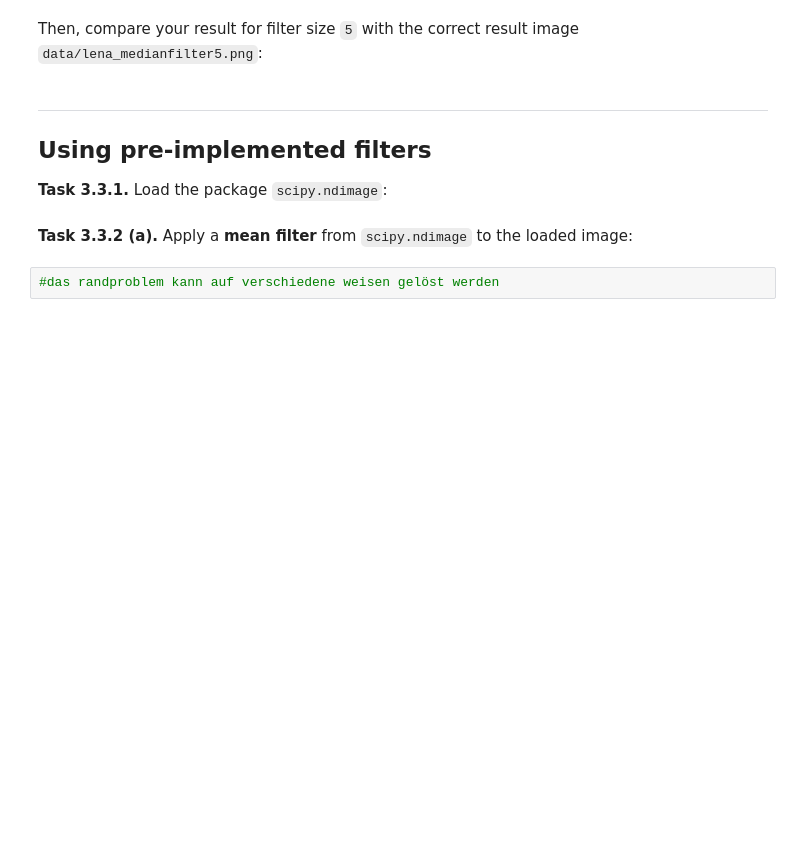
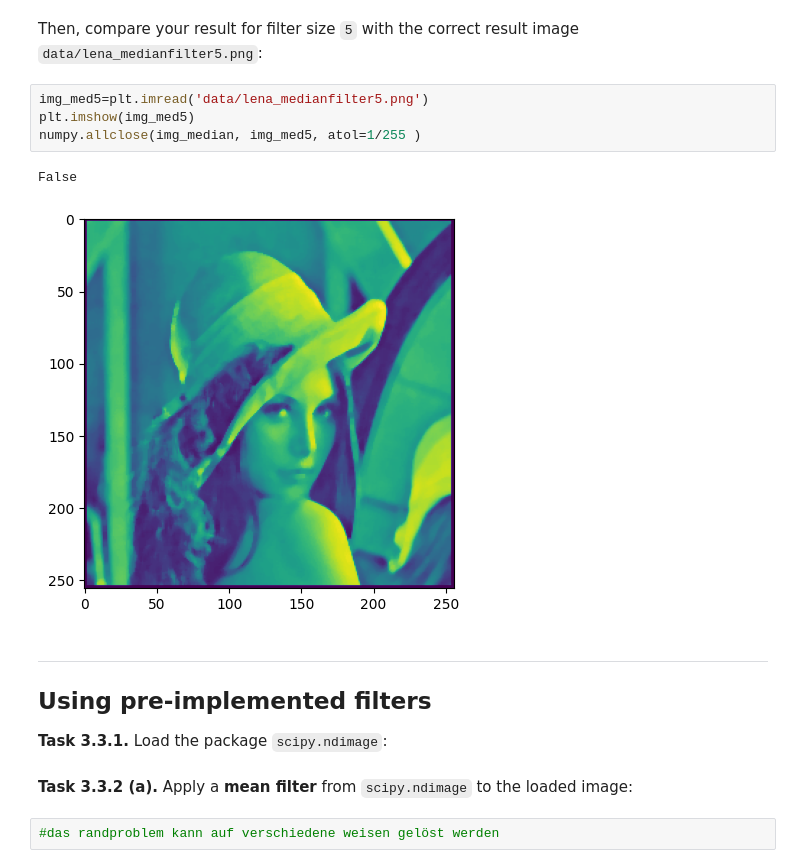
Before and after one commit to alexaweikert/mobi-fs3-python, a Jupyter notebook: task3.ipynb, the cells around one changed output. Saved outputs shown, nothing was run; the diff lists cells and outputs as text; blank space fills up the shorter version.

```diff
--- a/task3.ipynb
+++ b/task3.ipynb
@@ -63,5 +82,12 @@ def medianfilter(img, size):
 # %% [markdown]
 Then, compare your result for filter size `5` with the correct result image `data/lena_medianfilter5.png`:
+# %%
+img_med5=plt.imread('data/lena_medianfilter5.png')
+plt.imshow(img_med5)
+numpy.allclose(img_median, img_med5, atol=1/255 )
+# %% [output]
+False
+[figure, added]
 # %% [markdown]
 ---
 
```
Also changed, not shown: parts of 4 cells of this notebook.
